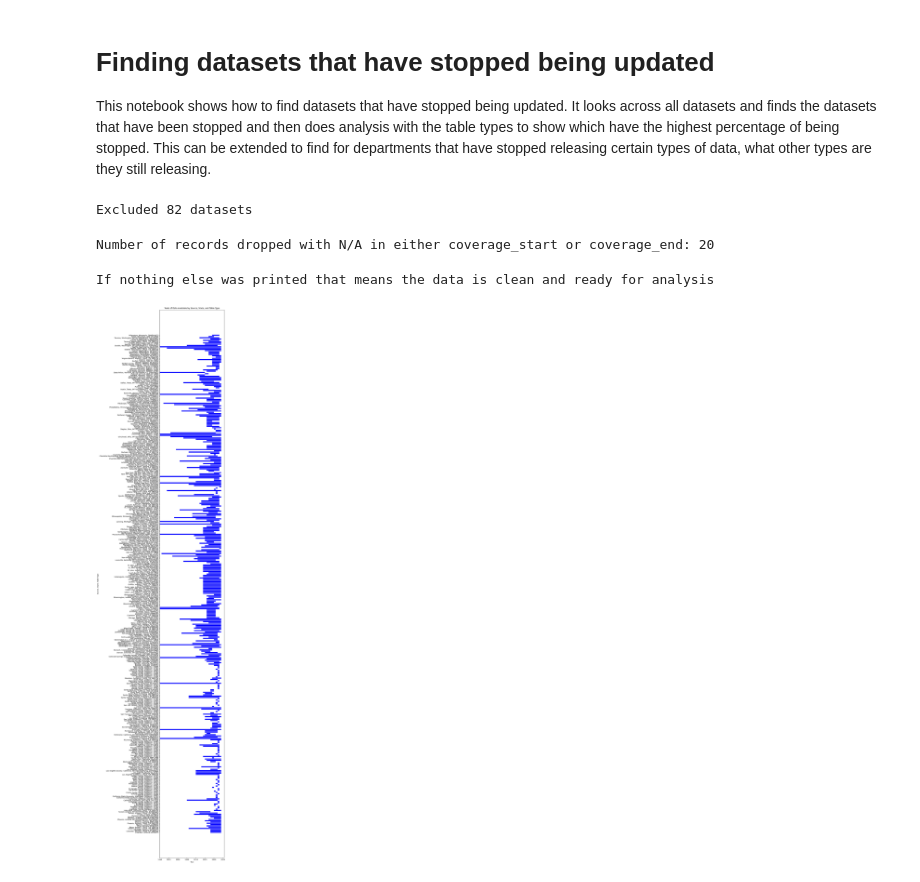
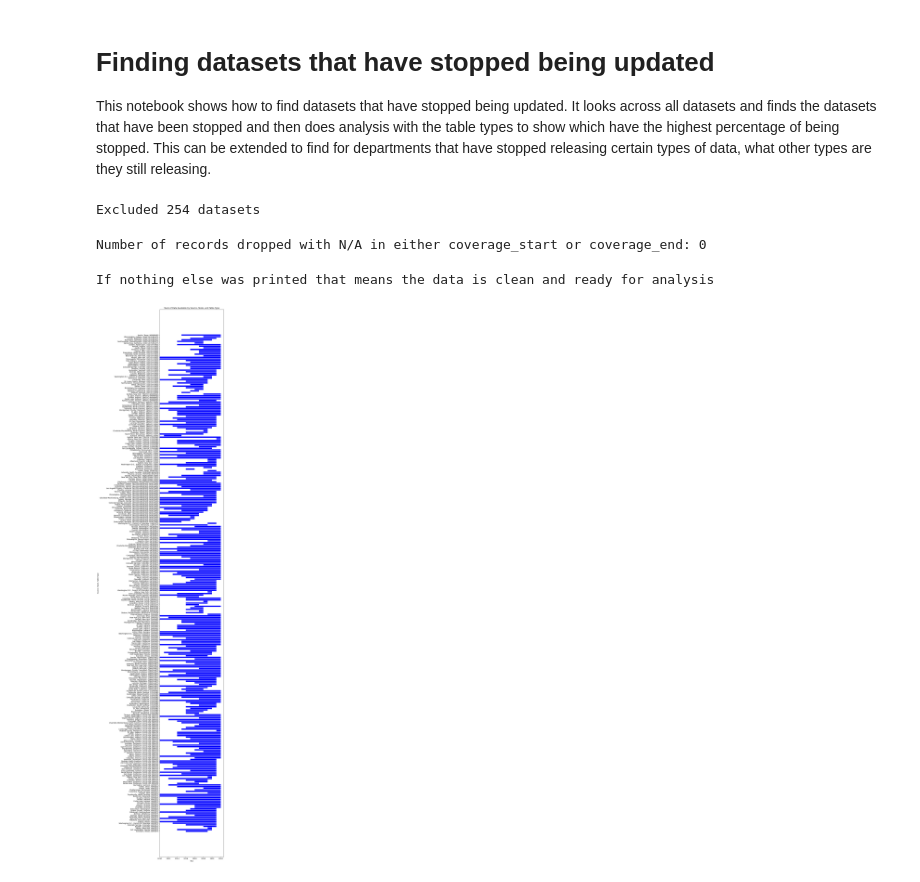
Before and after one commit to openpolicedata/opd-examples, a Jupyter notebook: finding_stopped_datasets.ipynb, the cells around one changed output. Drawn from its saved outputs; the diff is of its cells as text; code cells hidden in the pictures.

```diff
--- a/finding_stopped_datasets.ipynb
+++ b/finding_stopped_datasets.ipynb
@@ -19,9 +22,12 @@ all_datasets = opd.datasets.query()
 # get the total number of datasets
 starting_all_datasets_count=all_datasets.shape[0]
 
-all_datasets['source_url'] = all_datasets['source_url'].astype(str)
-all_datasets = all_datasets[~all_datasets['source_url'].str.contains("openpolicing.stanford.edu")]
-all_datasets = all_datasets[~all_datasets['source_url'].str.contains("www.muckrock.com")]
+# Remove datasets where the data is not supplied by the agency itself
+# supplying_entity is only filled out in this case. Ignore one where OPD is hosting the data
+# OPD only hosts datasets that were released by the agency but the agency stopped.
+all_datasets = all_datasets[all_datasets['supplying_entity'].apply(lambda x: pd.isnull(x) or 'OpenPoliceData' in x)]
+# Remove datasets where dates don't apply
+all_datasets = all_datasets[all_datasets['Year']!='NONE']
 
 print(f"Excluded {starting_all_datasets_count - all_datasets.shape[0]} datasets")
 
@@ -31,15 +37,15 @@ print(f"Excluded {starting_all_datasets_count - all_datasets.shape[0]} datasets"
 # to just "USE OF FORCE"
 all_datasets['TableType'] = all_datasets['TableType'].str.split(' - ').str[0]
 # %% [output]
-Excluded 82 datasets
+Excluded 254 datasets
 # %%
 # Now we will organize the data to make it easier to analyze
 # Since we are interested in types datasets that have been stopped we want to focus on coverage start and end dates and the types
 selected_columns = ['State', 'SourceName', 'TableType', 'coverage_start', 'coverage_end']
-df = pd.DataFrame(all_datasets, columns=selected_columns)
+original_df = all_datasets[selected_columns].copy()
 
 # Drop rows with NaN values in 'coverage_start' and 'coverage_end' should be YEAR NONE
-df = df.dropna(subset=['coverage_start', 'coverage_end'])
+df = original_df.dropna(subset=['coverage_start', 'coverage_end'])
 record_count_without_coverage_start_end = len(original_df) - len(df)
 
 # Print the number of records dropped
@@ -61,7 +67,7 @@ if len(non_list_years) > 0:
 else:
     pass # do nothing this is just a quality check, everything should be a list
 # %% [output]
-Number of records dropped with N/A in either coverage_start or coverage_end: 20
+Number of records dropped with N/A in either coverage_start or coverage_end: 0
 # %%
 # Focus on organizing up the ListOfYears column
 # Finally check for duplicate values which should be zero
@@ -119,18 +125,24 @@ If nothing else was printed that means the data is clean and ready for analysis
 # %%
 plot_df= df.copy()
 
 # If the MinYear is the same as the MaxYear, then we will add a year to the MaxYear
 plot_df['MaxYear'] = plot_df.apply(lambda row: row['MaxYear'] + 1 if row['MinYear'] == row['MaxYear'] else row['MaxYear'], axis=1)
 
+# Increase min year to shrink x-limits
+min_year = 2010
+plot_df['MinYear'] = plot_df['MinYear'].apply(lambda x: min_year if x<min_year else x)
+
+plot_df = plot_df.sort_values(by=['TableType','MaxYear'])
+
 # Plot the data to see the years of data available for each unique combination of 'SourceName', 'State', 'TableType'
 plt.figure(figsize=(7, 60))
-plt.barh(df['Label'], plot_df['MaxYear'] - plot_df['MinYear'], left=plot_df['MinYear'], color='blue')
+ax = plt.barh(plot_df['Label'], plot_df['MaxYear'] - plot_df['MinYear'], left=plot_df['MinYear'], color='blue')
 plt.xlabel('Year')
 plt.ylabel('Source, State, Table Type')
 plt.title('Years of Data Available by Source, State, and Table Type')
 plt.show()
 # %% [output]
-[figure, old version]
+[figure, new version]
 # %%
 #Find the datasets where the data is most likely to be stopped within the year
 current_year = 2024
```
Also changed, not shown: parts of 3 cells of this notebook.
